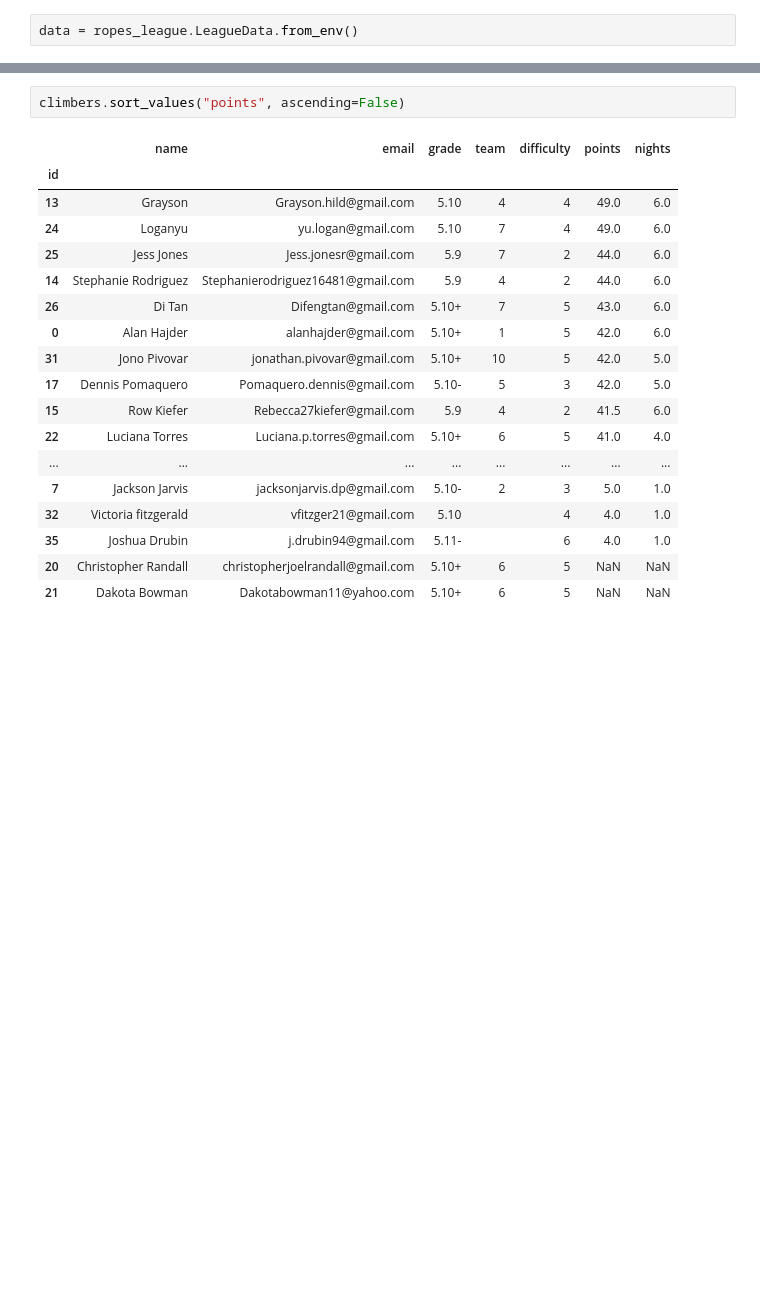
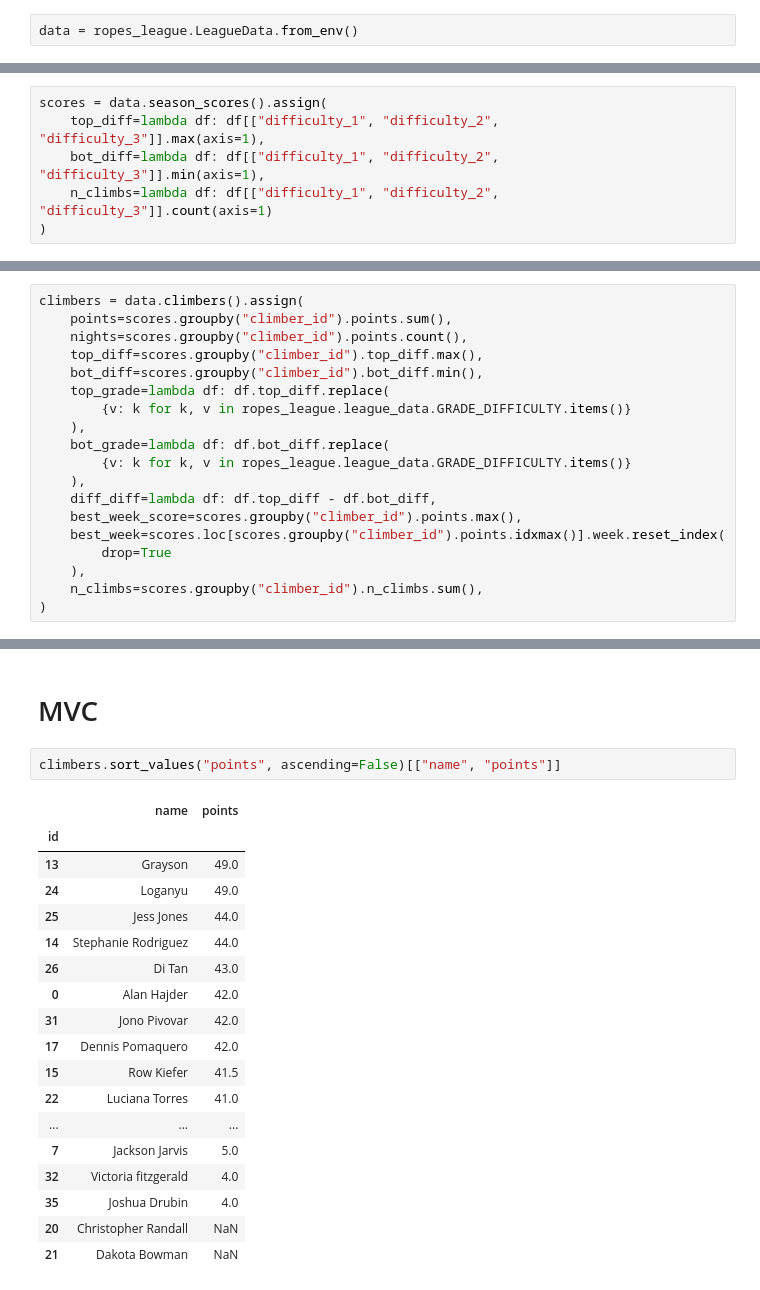
Before and after one commit to zackdrescher/ropes-league-2023, a Jupyter notebook: notebooks/stats.ipynb, the cells around one changed output, grey strips where cells are left out. Saved outputs shown, nothing was run; the diff lists cells and outputs as text; blank space fills up the shorter version.

```diff
--- a/notebooks/stats.ipynb
+++ b/notebooks/stats.ipynb
@@ -12,3 +10,9 @@ scores = data.season_scores()
+# %%
+scores = data.season_scores().assign(
+    top_diff=lambda df: df[["difficulty_1", "difficulty_2", "difficulty_3"]].max(axis=1),
+    bot_diff=lambda df: df[["difficulty_1", "difficulty_2", "difficulty_3"]].min(axis=1),
+    n_climbs=lambda df: df[["difficulty_1", "difficulty_2", "difficulty_3"]].count(axis=1)
+)
 # %%
 scores
 # %% [output]
@@ -72,0 +32,19 @@ climbers = data.climbers().assign(
+# %%
+climbers = data.climbers().assign(
+    points=scores.groupby("climber_id").points.sum(),
+    nights=scores.groupby("climber_id").points.count(),
+    top_diff=scores.groupby("climber_id").top_diff.max(),
+    bot_diff=scores.groupby("climber_id").bot_diff.min(),
+    top_grade=lambda df: df.top_diff.replace(
+        {v: k for k, v in ropes_league.league_data.GRADE_DIFFICULTY.items()}
+    ),
+    bot_grade=lambda df: df.bot_diff.replace(
+        {v: k for k, v in ropes_league.league_data.GRADE_DIFFICULTY.items()}
+    ),
+    diff_diff=lambda df: df.top_diff - df.bot_diff,
+    best_week_score=scores.groupby("climber_id").points.max(),
+    best_week=scores.loc[scores.groupby("climber_id").points.idxmax()].week.reset_index(
+        drop=True
+    ),
+    n_climbs=scores.groupby("climber_id").n_climbs.sum(),
+)
@@ -73,21 +72,23 @@ climbers = data.climbers().assign(
+# %% [markdown]
+# MVC
 # %%
-climbers.sort_values("points", ascending=False)
+climbers.sort_values("points", ascending=False)[["name", "points"]]
 # %% [output]
-|  | name | email | grade | team | difficulty | points | nights |
-| id |  |  |  |  |  |  |  |
-| 13 | Grayson | Grayson.hild@gmail.com | 5.10 | 4 | 4 | 49.0 | 6.0 |
-| 24 | Loganyu | yu.logan@gmail.com | 5.10 | 7 | 4 | 49.0 | 6.0 |
-| 25 | Jess Jones | Jess.jonesr@gmail.com | 5.9 | 7 | 2 | 44.0 | 6.0 |
-| 14 | Stephanie Rodriguez | Stephanierodriguez16481@gmail.com | 5.9 | 4 | 2 | 44.0 | 6.0 |
-| 26 | Di Tan | Difengtan@gmail.com | 5.10+ | 7 | 5 | 43.0 | 6.0 |
-| 0 | Alan Hajder | alanhajder@gmail.com | 5.10+ | 1 | 5 | 42.0 | 6.0 |
-| 31 | Jono Pivovar | jonathan.pivovar@gmail.com | 5.10+ | 10 | 5 | 42.0 | 5.0 |
-| 17 | Dennis Pomaquero | Pomaquero.dennis@gmail.com | 5.10- | 5 | 3 | 42.0 | 5.0 |
-| 15 | Row Kiefer | Rebecca27kiefer@gmail.com | 5.9 | 4 | 2 | 41.5 | 6.0 |
-| 22 | Luciana Torres | Luciana.p.torres@gmail.com | 5.10+ | 6 | 5 | 41.0 | 4.0 |
-| ... | ... | ... | ... | ... | ... | ... | ... |
-| 7 | Jackson Jarvis | jacksonjarvis.dp@gmail.com | 5.10- | 2 | 3 | 5.0 | 1.0 |
-| 32 | Victoria fitzgerald | vfitzger21@gmail.com | 5.10 |  | 4 | 4.0 | 1.0 |
-| 35 | Joshua Drubin | j.drubin94@gmail.com | 5.11- |  | 6 | 4.0 | 1.0 |
-| 20 | Christopher Randall | christopherjoelrandall@gmail.com | 5.10+ | 6 | 5 | NaN | NaN |
-| 21 | Dakota Bowman | Dakotabowman11@yahoo.com | 5.10+ | 6 | 5 | NaN | NaN |
+|  | name | points |
+| id |  |  |
+| 13 | Grayson | 49.0 |
+| 24 | Loganyu | 49.0 |
+| 25 | Jess Jones | 44.0 |
+| 14 | Stephanie Rodriguez | 44.0 |
+| 26 | Di Tan | 43.0 |
+| 0 | Alan Hajder | 42.0 |
+| 31 | Jono Pivovar | 42.0 |
+| 17 | Dennis Pomaquero | 42.0 |
+| 15 | Row Kiefer | 41.5 |
+| 22 | Luciana Torres | 41.0 |
+| ... | ... | ... |
+| 7 | Jackson Jarvis | 5.0 |
+| 32 | Victoria fitzgerald | 4.0 |
+| 35 | Joshua Drubin | 4.0 |
+| 20 | Christopher Randall | NaN |
+| 21 | Dakota Bowman | NaN |
```
Also changed, not shown: parts of 16 cells of this notebook.
